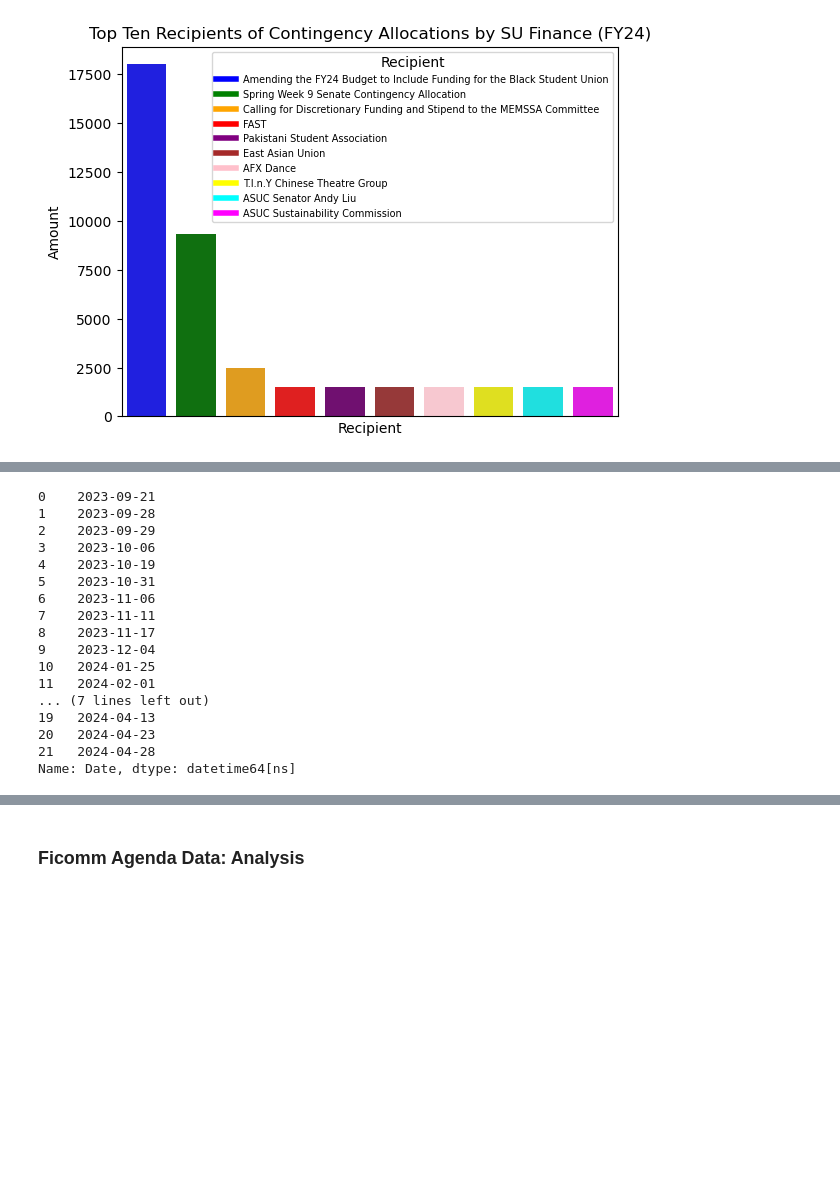
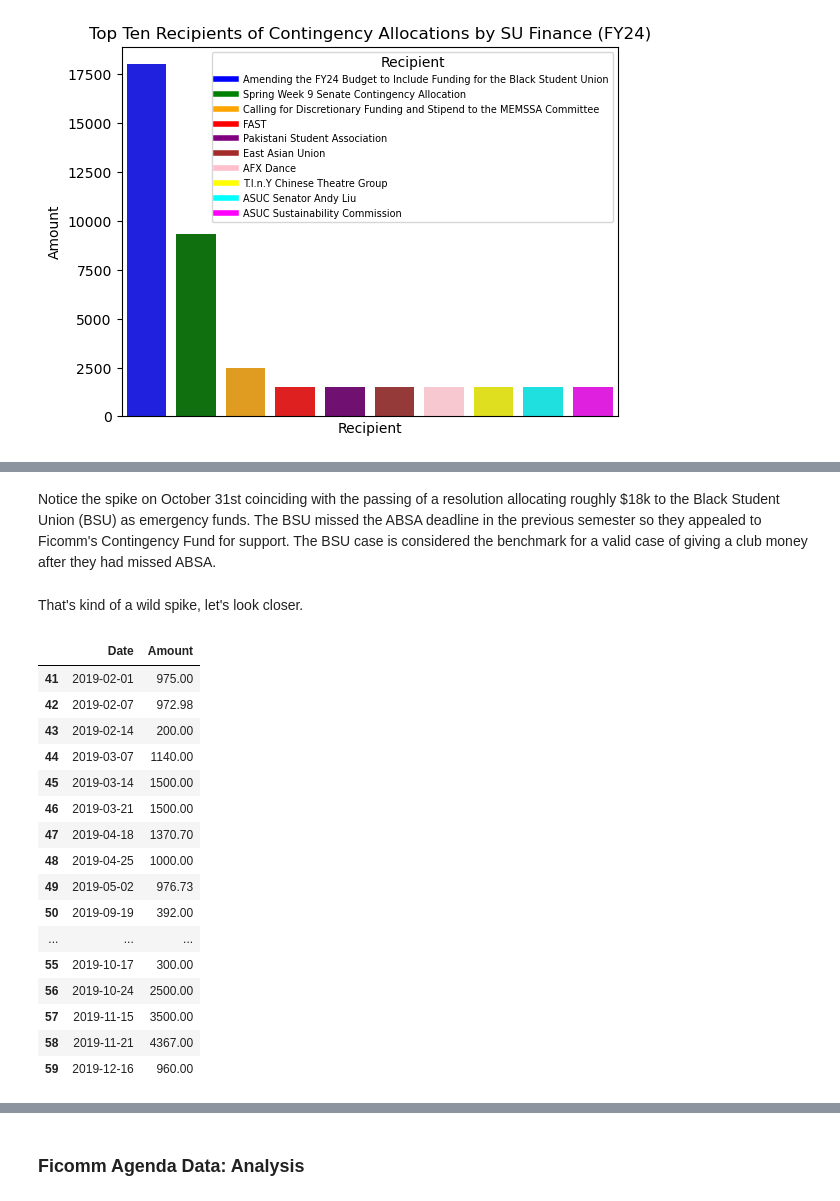
Before and after one commit to J-Ngaiii/ASUC-FY24-Datasets, a Jupyter notebook: ASUC_FY24_Datasets.ipynb, the cells around one changed output, grey strips where cells are left out. Cells and saved outputs as stored; diff of their text form; code cells hidden in the pictures; blank space fills up the shorter version.

```diff
--- a/ASUC_FY24_Datasets.ipynb
+++ b/ASUC_FY24_Datasets.ipynb
@@ -4135,21 +4159,3 @@ allocation_fig = px.line(allocation_amounts, x="Date", y="Amount", title='SU Con
 allocation_fig.show()
-# %%
-allocation_amounts['Date']
-# %% [output]
-0    2023-09-21
-1    2023-09-28
-2    2023-09-29
-3    2023-10-06
-4    2023-10-19
-5    2023-10-31
-6    2023-11-06
-7    2023-11-11
-8    2023-11-17
-9    2023-12-04
-10   2024-01-25
-11   2024-02-01
-... (7 lines left out)
-19   2024-04-13
-20   2024-04-23
-21   2024-04-28
-Name: Date, dtype: datetime64[ns]
+# %% [markdown]
+Notice the spike on October 31st coinciding with the passing of a resolution allocating roughly $18k to the Black Student Union (BSU) as emergency funds. The BSU missed the ABSA deadline in the previous semester so they appealed to Ficomm's Contingency Fund for support. The BSU case is considered the benchmark for a valid case of giving a club money after they had missed ABSA.
@@ -4155,0 +4168,22 @@ Name: Date, dtype: datetime64[ns]
+# %% [markdown]
+That's kind of a wild spike, let's look closer.
+# %%
+full_allocation_amounts[full_allocation_amounts['Date'].dt.year == 2019]
+# %% [output]
+|  | Date | Amount |
+| 41 | 2019-02-01 | 975.00 |
+| 42 | 2019-02-07 | 972.98 |
+| 43 | 2019-02-14 | 200.00 |
+| 44 | 2019-03-07 | 1140.00 |
+| 45 | 2019-03-14 | 1500.00 |
+| 46 | 2019-03-21 | 1500.00 |
+| 47 | 2019-04-18 | 1370.70 |
+| 48 | 2019-04-25 | 1000.00 |
+| 49 | 2019-05-02 | 976.73 |
+| 50 | 2019-09-19 | 392.00 |
+| ... | ... | ... |
+| 55 | 2019-10-17 | 300.00 |
+| 56 | 2019-10-24 | 2500.00 |
+| 57 | 2019-11-15 | 3500.00 |
+| 58 | 2019-11-21 | 4367.00 |
+| 59 | 2019-12-16 | 960.00 |
```
Also changed, not shown: parts of 16 cells of this notebook, 2 other files.
